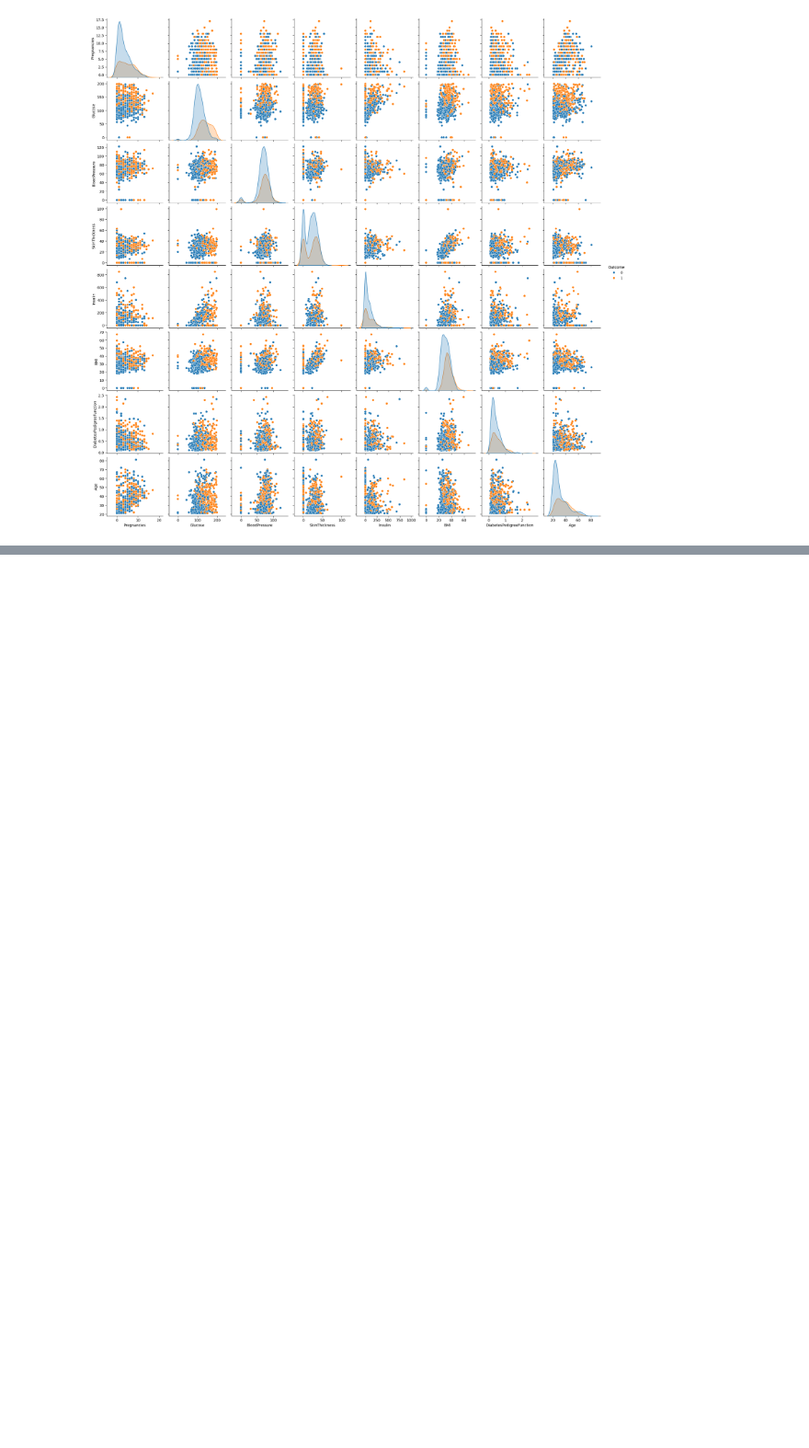
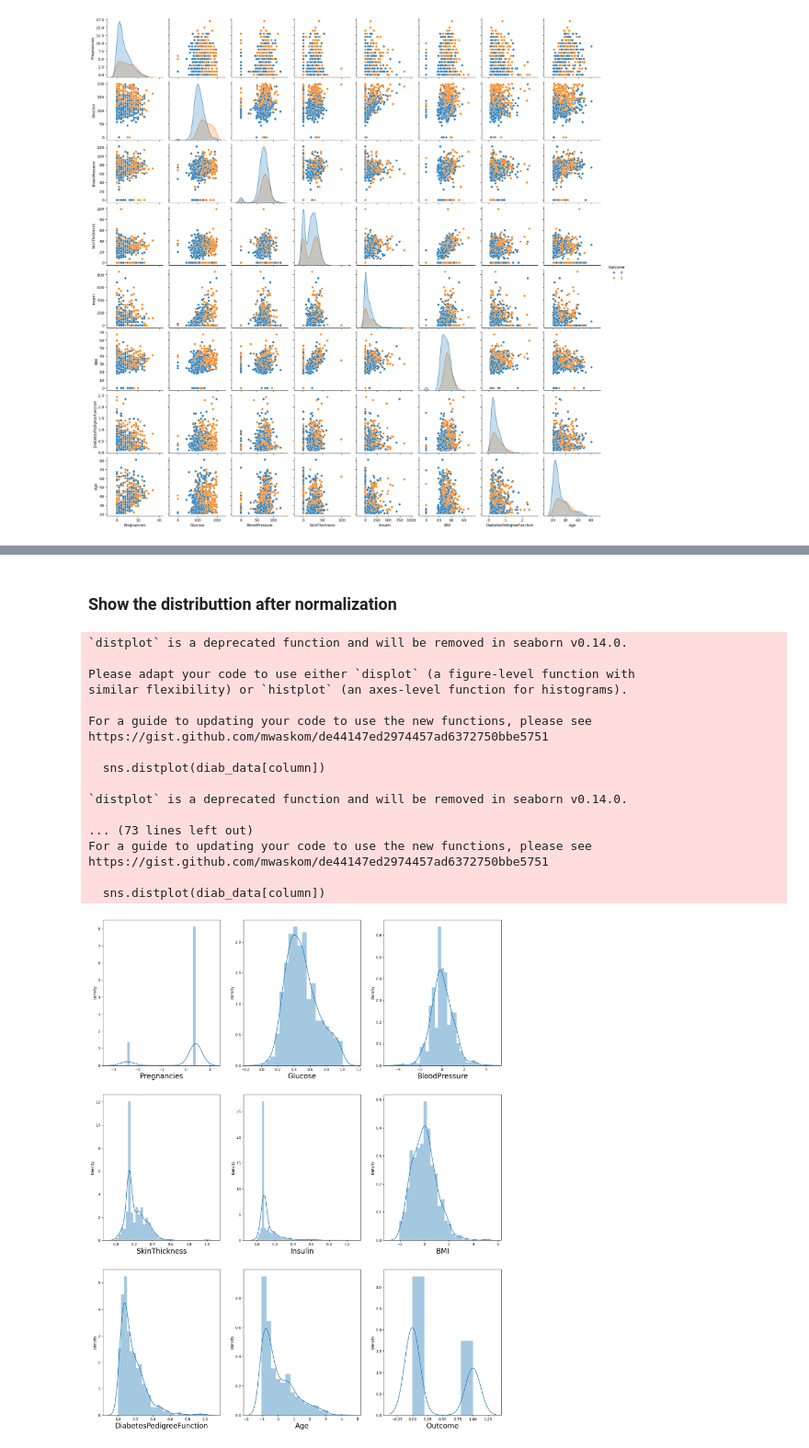
Before and after one commit to LynaMahdi/Diabetes-classification, a Jupyter notebook: Diabetes Prediction Using Classification Models.ipynb, the cells around one changed output, grey strips where cells are left out. Shown at 92% size. Drawn from its saved outputs; the diff is of its cells as text; code cells hidden in the pictures; blank space fills up the shorter version.

```diff
--- a/Diabetes Prediction Using Classification Models.ipynb
+++ b/Diabetes Prediction Using Classification Models.ipynb
@@ -175,0 +278,15 @@ plt.show()
+# %%
+# Initialize scalers
+minmax_scaler = MinMaxScaler()
+standard_scaler = StandardScaler()
+
+# Features to normalize
+normalize_features = ['Glucose', 'SkinThickness', 'Insulin', 'DiabetesPedigreeFunction']
+diab_data[normalize_features] = minmax_scaler.fit_transform(diab_data[normalize_features])
+
+# Features to standardize
+standardize_features = ['Pregnancies', 'BloodPressure', 'BMI', 'Age']
+diab_data[standardize_features] = standard_scaler.fit_transform(diab_data[standardize_features])
+
+# Check the transformed dataset
+print(diab_data.describe())
@@ -175,0 +313,33 @@ plt.show()
+# %% [markdown]
+### Show the distributtion after normalization
+# %%
+plt.figure(figsize=(20,25), facecolor='white')
+plotnumber = 1
+
+for column in diab_data:
+    if plotnumber<=9 :
+        ax = plt.subplot(3,3,plotnumber)
+        sns.distplot(diab_data[column])
+        plt.xlabel(column,fontsize=20)
+        #plt.ylabel('Salary',fontsize=20)
+    plotnumber+=1
+plt.show()
+# %% [output]
+`distplot` is a deprecated function and will be removed in seaborn v0.14.0.
+
+Please adapt your code to use either `displot` (a figure-level function with
+similar flexibility) or `histplot` (an axes-level function for histograms).
+
+For a guide to updating your code to use the new functions, please see
+https://gist.github.com/mwaskom/de44147ed2974457ad6372750bbe5751
+
+  sns.distplot(diab_data[column])
+
+`distplot` is a deprecated function and will be removed in seaborn v0.14.0.
+
+... (73 lines left out)
+For a guide to updating your code to use the new functions, please see
+https://gist.github.com/mwaskom/de44147ed2974457ad6372750bbe5751
+
+  sns.distplot(diab_data[column])
+[figure, added]
```
Also changed, not shown: parts of 106 cells of this notebook.
